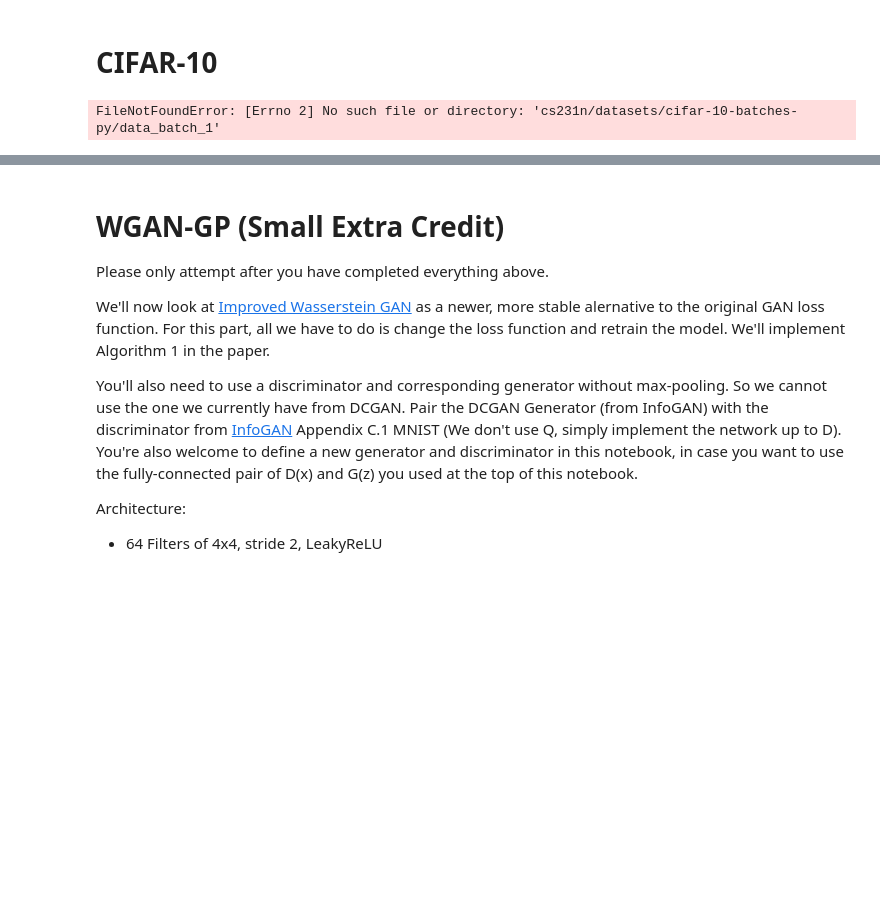
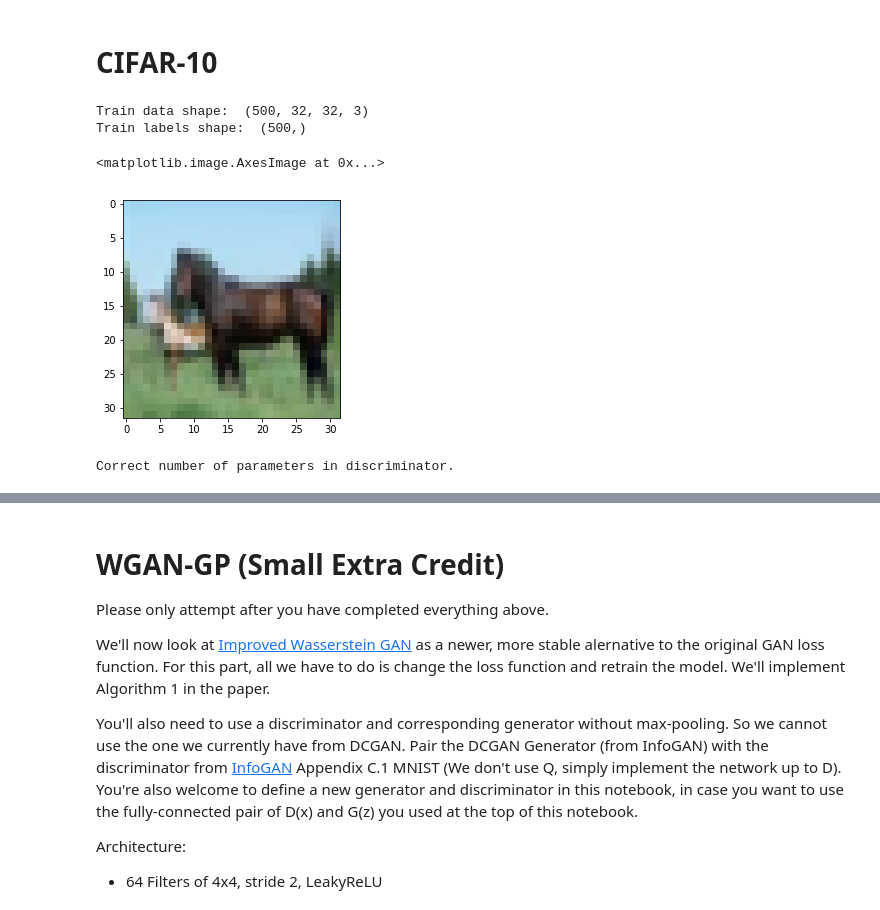
Before and after one commit to tingchunyeh/cnn, a Jupyter notebook: assignment3/GANs-TensorFlow.ipynb, the cells around one changed output, grey strips where cells are left out. Drawn from its saved outputs; the diff is of its cells as text; code cells hidden in the pictures; blank space fills up the shorter version.

Commit message:
cifar try

```diff
--- a/assignment3/GANs-TensorFlow.ipynb
+++ b/assignment3/GANs-TensorFlow.ipynb
@@ -863,7 +863,7 @@ import matplotlib.pyplot as plt
 %matplotlib inline
 from cs231n.data_utils import load_CIFAR10
 
-def get_CIFAR10_data(num_training=49000, num_validation=1000, num_test=10000):
+def get_CIFAR10_data(num_training=49000):
     """
     Load the CIFAR-10 dataset from disk and perform preprocessing to prepare
     it for the two-layer neural net classifier. These are the same steps as
@@ -874,32 +874,23 @@ def get_CIFAR10_data(num_training=49000, num_validation=1000, num_test=10000):
     X_train, y_train, X_test, y_test = load_CIFAR10(cifar10_dir)
 
     # Subsample the data
-    mask = range(num_training, num_training + num_validation)
-    X_val = X_train[mask]
-    y_val = y_train[mask]
     mask = range(num_training)
     X_train = X_train[mask]
     y_train = y_train[mask]
-    mask = range(num_test)
-    X_test = X_test[mask]
-    y_test = y_test[mask]
 
-    # Normalize the data: subtract the mean image
-    mean_image = np.mean(X_train, axis=0)
-    X_train -= mean_image
-    X_val -= mean_image
-    X_test -= mean_image
-
-    return X_train, y_train, X_val, y_val, X_test, y_test
-
+    return X_train, y_train
 
 # Invoke the above function to get our data.
-X_train, y_train, X_val, y_val, X_test, y_test = get_CIFAR10_data()
+X_train, y_train = get_CIFAR10_data(num_training=500)
 print('Train data shape: ', X_train.shape)
 print('Train labels shape: ', y_train.shape)
-print('Validation data shape: ', X_val.shape)
-print('Validation labels shape: ', y_val.shape)
-print('Test data shape: ', X_test.shape)
-print('Test labels shape: ', y_test.shape)
 # %% [output]
-FileNotFoundError: [Errno 2] No such file or directory: 'cs231n/datasets/cifar-10-batches-py/data_batch_1'
+Train data shape:  (500, 32, 32, 3)
+Train labels shape:  (500,)
+# %%
+# Examine image
+image_examine = np.asarray(X_train[12], dtype=np.uint8)
+plt.imshow(image_examine)
+# %% [output]
+<matplotlib.image.AxesImage at 0x...>
+[figure, added]
@@ -905,0 +913,22 @@ FileNotFoundError: [Errno 2] No such file or directory: 'cs231n/datasets/cifar-1
+# %%
+def discriminator(x):
+    with tf.variable_scope('discriminator'):
+        # TODO: implement architecture
+        conv1 = tf.layers.conv2d(inputs=x, filters=64, kernel_size=[4,4], strides=[2,2])
+        actv1 = leaky_relu(conv1)
+
+        conv2 = tf.layers.conv2d(inputs=actv1, filters=128, kernel_size=[4,4], strides=[2,2])
+        actv2 = leaky_relu(conv2)
+
+        bnorm1 = tf.layers.batch_normalization(actv2)
+
+        flat = tf.contrib.layers.flatten(bnorm1)
+
+        dense1 = tf.layers.dense(inputs=flat, units=1024)
+        actv3 = leaky_relu(dense1)
+
+        logits = tf.layers.dense(inputs=actv3, units=1)
+
+        return logits
+# %% [output]
+Correct number of parameters in discriminator.
```
Also changed, not shown: parts of 5 cells of this notebook.
